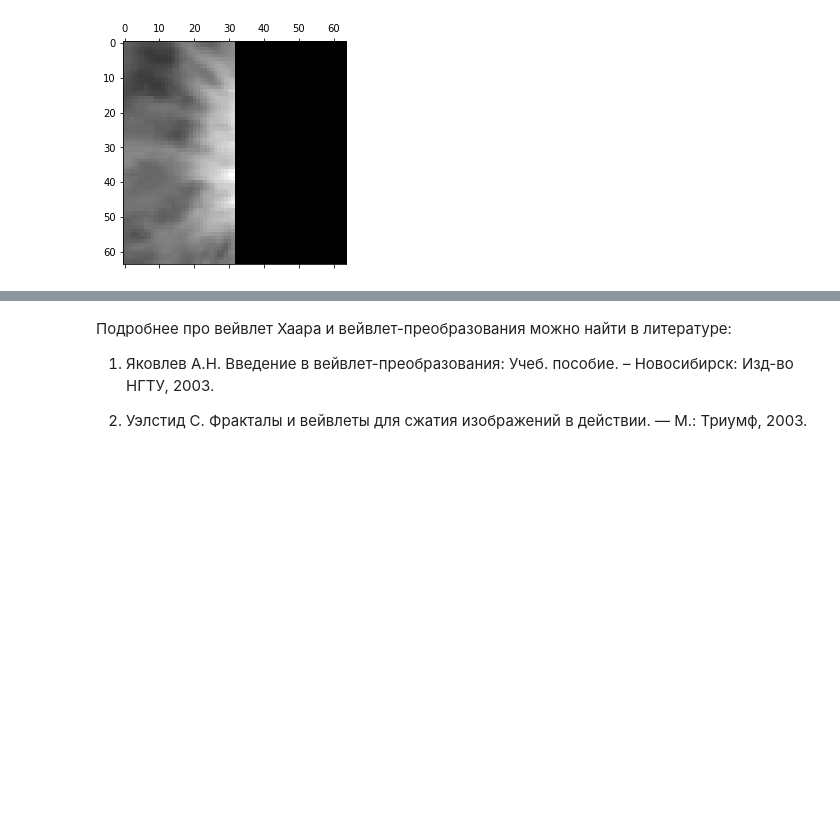
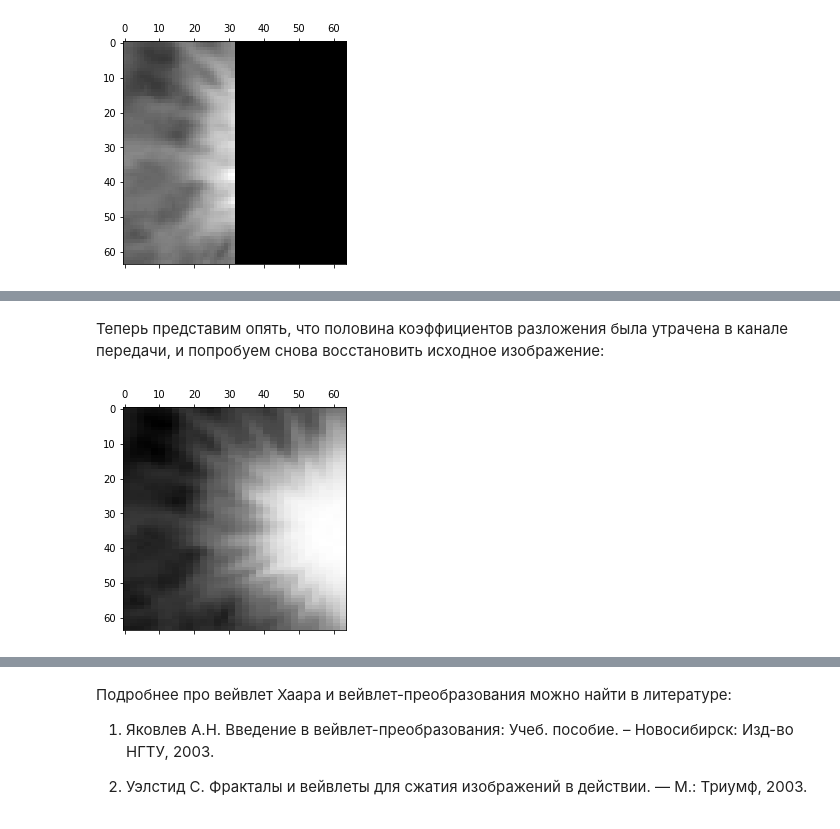
Before and after one commit to forsp/dig_proc_lect, a Jupyter notebook: haar.ipynb, the cells around one changed output, grey strips where cells are left out. Cells and saved outputs as stored; diff of their text form; code cells hidden in the pictures; blank space fills up the shorter version.

```diff
--- a/haar.ipynb
+++ b/haar.ipynb
@@ -136,0 +211,12 @@ plt.matshow(re_img);
+# %%
+# спроецируем исходное изображение на базис Хаара, получим 4096 коэффициентов разложения:
+haar_img = np.zeros(img_X*img_Y)
+for k in range(0, (img_X*img_Y)):
+    haar_img[k] = np.sum(img * haar2D(k, img_X))
+
+# затем восстановим (синтезируем) исходное изображение:
+re_img = np.zeros((img_X,img_Y))
+for k in range(0, (img_X*img_Y)):
+    re_img += haar_img[k] * haar2D(k, img_X)
+
+plt.matshow(re_img);
@@ -136,0 +225,14 @@ plt.matshow(re_img);
+# %% [markdown]
+Теперь представим опять, что половина коэффициентов разложения была утрачена в канале передачи, и попробуем снова восстановить исходное изображение:
+# %%
+new_img = np.copy(haar_img);
+new_img[int(len(new_img)/2):] = 0
+
+# "пересобираем" матрицу
+re_img = np.zeros((img_X,img_Y))
+for k in range(0, (img_X*img_Y)):
+    re_img += new_img[k] * haar2D(k, img_X)
+
+plt.matshow(re_img);
+# %% [output]
+[figure, added]
```
Also changed, not shown: parts of 13 cells of this notebook.
